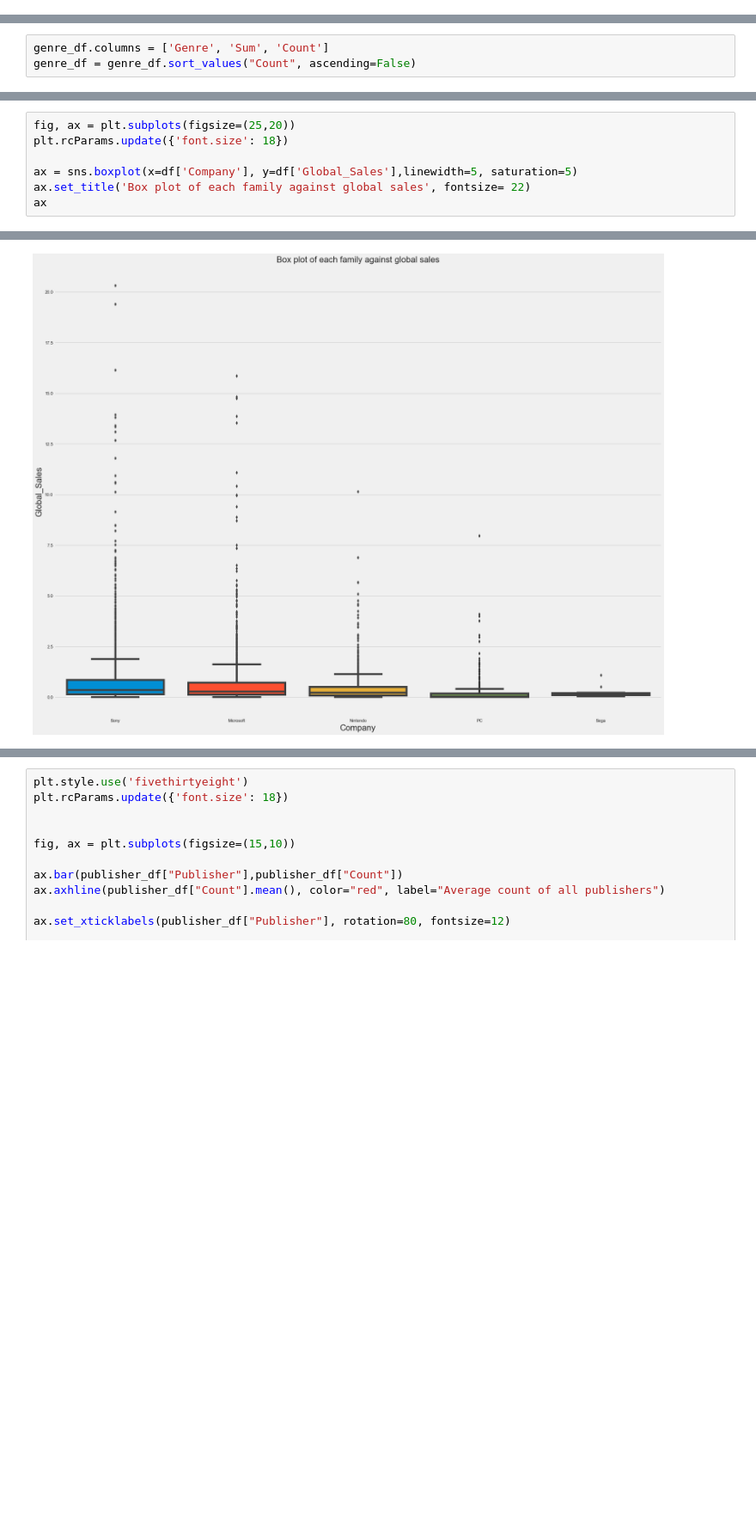
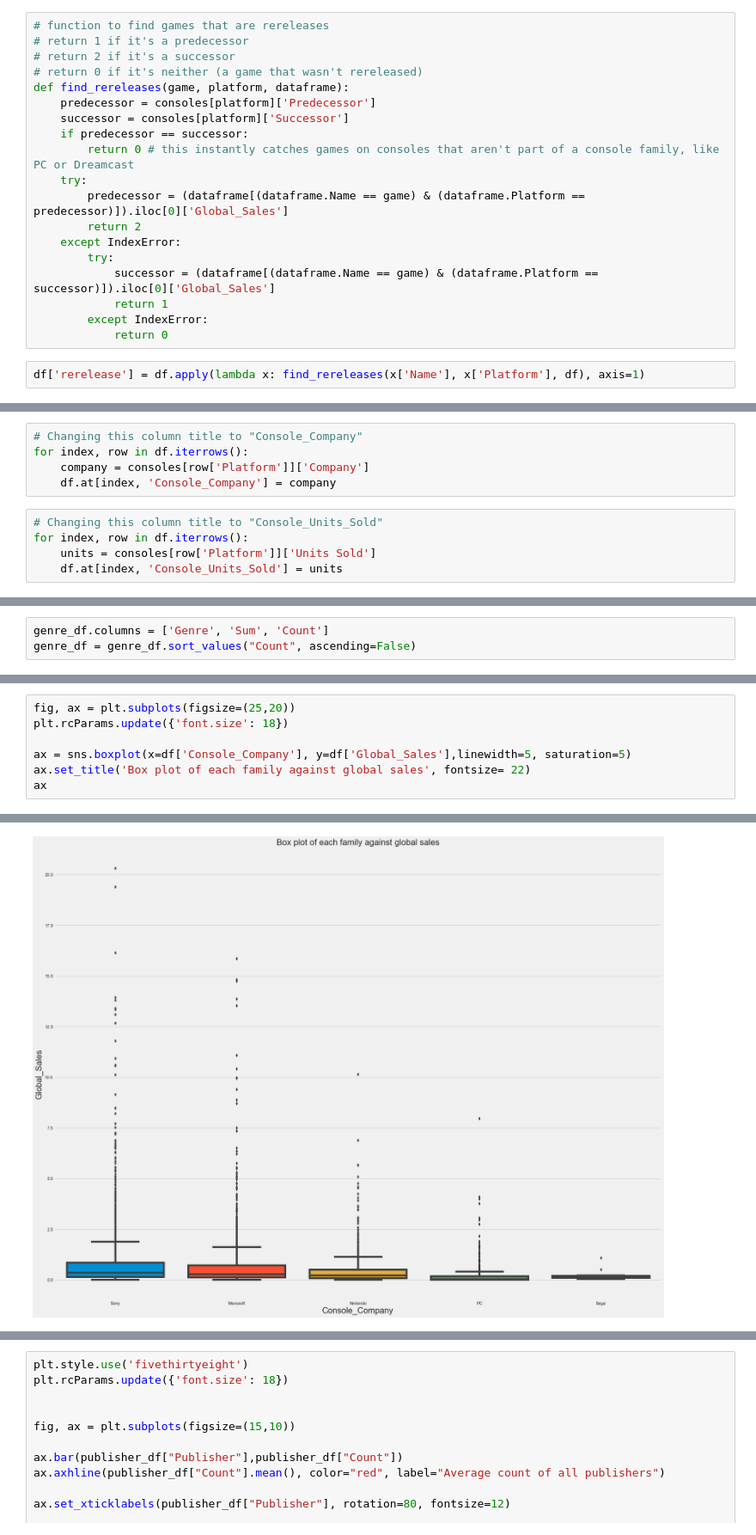
Before and after one commit to JohnTheTripper/game-sales-FIDS, a Jupyter notebook: tech_presentation_notebook.ipynb, the cells around one changed output, grey strips where cells are left out. Shown at 86% size. Cells and saved outputs as stored; diff of their text form; blank space fills up the shorter version.

```diff
--- a/tech_presentation_notebook.ipynb
+++ b/tech_presentation_notebook.ipynb
@@ -164,0 +184,21 @@ df
+# %%
+# function to find games that are rereleases
+# return 1 if it's a predecessor
+# return 2 if it's a successor
+# return 0 if it's neither (a game that wasn't rereleased)
+def find_rereleases(game, platform, dataframe):
+    predecessor = consoles[platform]['Predecessor']
+    successor = consoles[platform]['Successor']
+    if predecessor == successor:
+        return 0 # this instantly catches games on consoles that aren't part of a console family, like PC or Dreamcast
+    try:
+        predecessor = (dataframe[(dataframe.Name == game) & (dataframe.Platform == predecessor)]).iloc[0]['Global_Sales']
+        return 2
+    except IndexError:
+        try:
+            successor = (dataframe[(dataframe.Name == game) & (dataframe.Platform == successor)]).iloc[0]['Global_Sales']
+            return 1
+        except IndexError:
+            return 0
+# %%
+df['rerelease'] = df.apply(lambda x: find_rereleases(x['Name'], x['Platform'], df), axis=1)
@@ -319 +265,11 @@ df[df["Publisher"] == "Electronic Arts"].mean()['metascore']
+# %%
+# Changing this column title to "Console_Company"
+for index, row in df.iterrows():
+    company = consoles[row['Platform']]['Company']
+    df.at[index, 'Console_Company'] = company
+# %%
+# Changing this column title to "Console_Units_Sold"
+for index, row in df.iterrows():
+    units = consoles[row['Platform']]['Units Sold']
+    df.at[index, 'Console_Units_Sold'] = units
 # %% [markdown]
@@ -606,11 +483,11 @@ plt.show()
 # %%
 fig, ax = plt.subplots(figsize=(25,20))
 plt.rcParams.update({'font.size': 18})
 
-ax = sns.boxplot(x=df['Company'], y=df['Global_Sales'],linewidth=5, saturation=5)
+ax = sns.boxplot(x=df['Console_Company'], y=df['Global_Sales'],linewidth=5, saturation=5)
 ax.set_title('Box plot of each family against global sales', fontsize= 22)
 ax
 # %% [output]
 <matplotlib.axes._subplots.AxesSubplot at 0x...>
-[figure, old version]
+[figure, new version]
 # %% [markdown]
```
Also changed, not shown: parts of 93 cells of this notebook.
